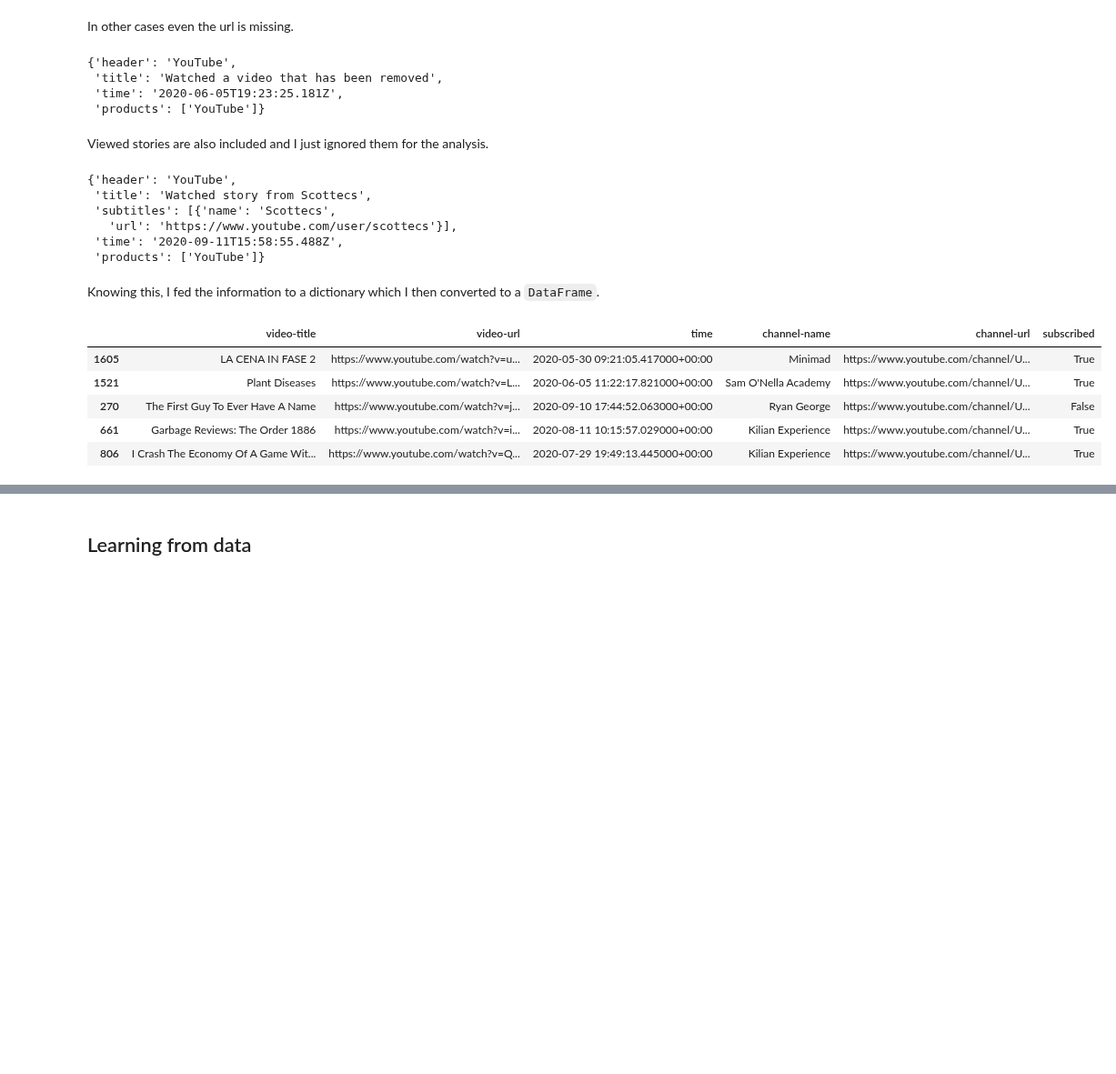
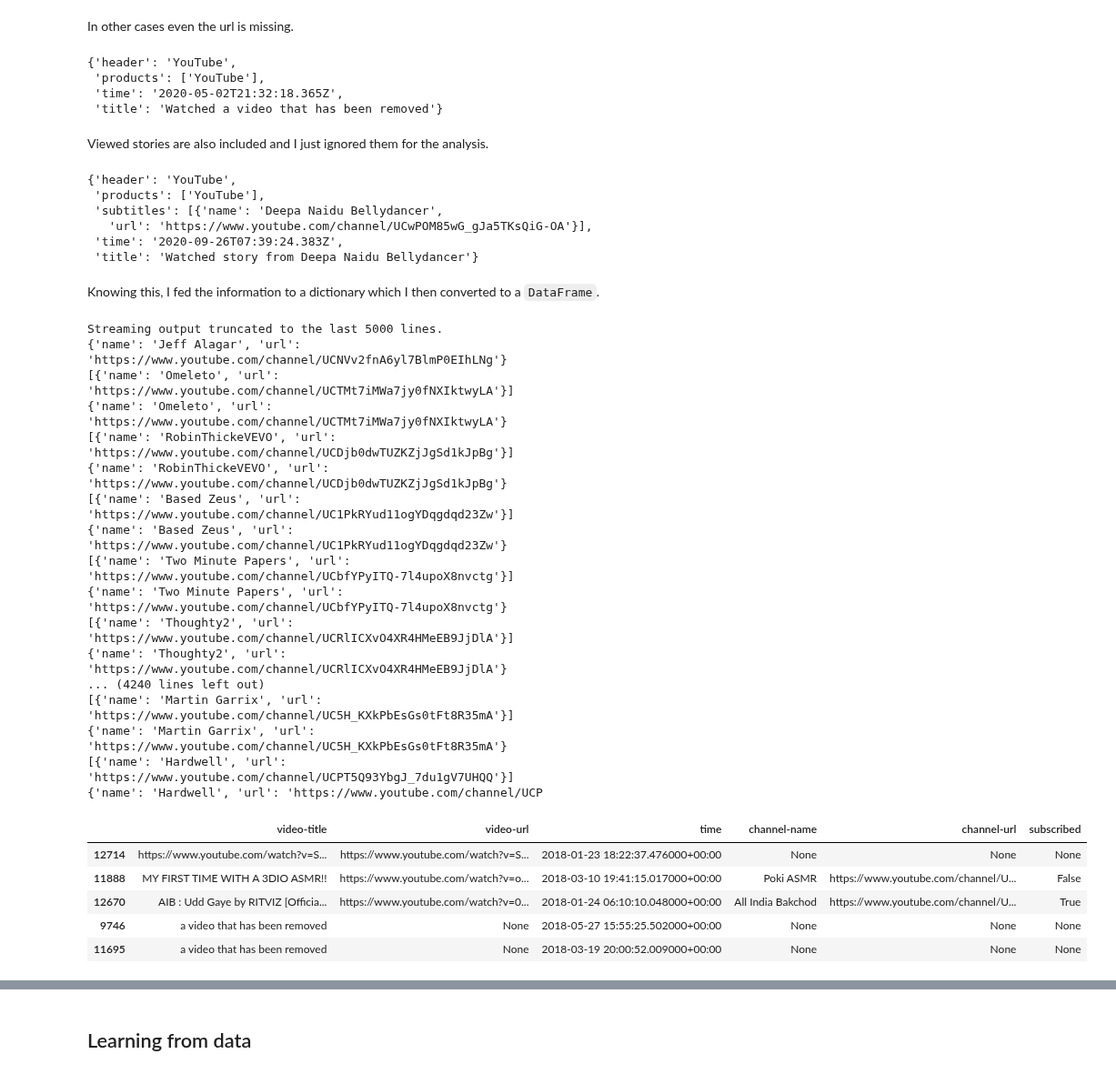
Before and after one commit to ayushxx7/pandas-course-project, a Jupyter notebook: learning_from_my_youtube_watch_history.ipynb, the cells around one changed output, grey strips where cells are left out. Shown at 91% size. Drawn from its saved outputs; the diff is of its cells as text; code cells hidden in the pictures; blank space fills up the shorter version.

```diff
--- a/learning_from_my_youtube_watch_history.ipynb
+++ b/learning_from_my_youtube_watch_history.ipynb
@@ -172,5 +172,5 @@ I also downloaded the watch history as a json file and read it with the `json` m
 # %%
-wh_src = json.load(open("youtube-takeout/watch-history.json", "rt", encoding="utf8"))
+wh_src = json.load(open("/content/takeout_ayush/Takeout/YouTube and YouTube Music/history/watch-history.json", "rt", encoding="utf8"))
 # %% [markdown]
 As for the subscribtions, the watch history is a list of dicitionaries.
 # %%
@@ -237,9 +236,9 @@ for view in wh_src:
 view
 # %% [output]
 {'header': 'YouTube',
- 'title': 'Watched a video that has been removed',
- 'time': '2020-06-05T19:23:25.181Z',
- 'products': ['YouTube']}
+ 'products': ['YouTube'],
+ 'time': '2020-05-02T21:32:18.365Z',
+ 'title': 'Watched a video that has been removed'}
 # %% [markdown]
 Viewed stories are also included and I just ignored them for the analysis.
 # %%
@@ -249,11 +248,11 @@ for view in wh_src:
 view
 # %% [output]
 {'header': 'YouTube',
- 'title': 'Watched story from Scottecs',
- 'subtitles': [{'name': 'Scottecs',
-   'url': 'https://www.youtube.com/user/scottecs'}],
- 'time': '2020-09-11T15:58:55.488Z',
- 'products': ['YouTube']}
+ 'products': ['YouTube'],
+ 'subtitles': [{'name': 'Deepa Naidu Bellydancer',
+   'url': 'https://www.youtube.com/channel/UCwPOM85wG_gJa5TKsQiG-OA'}],
+ 'time': '2020-09-26T07:39:24.383Z',
+ 'title': 'Watched story from Deepa Naidu Bellydancer'}
 # %% [markdown]
 Knowing this, I fed the information to a dictionary which I then converted to a `DataFrame`.
 # %%
@@ -282,40 +281,65 @@ for view in wh_src:
         video_url = None
     else:
         video_url = view["titleUrl"]
     wh_dict["video-url"].append(video_url)
 
     # Read view time
     wh_dict["time"].append(view["time"])
 
     # Read the channel information if available
     if not "subtitles" in view:
         channel_name = None
         channel_url = None
     else:
-        channel_name = view["subtitles"][0]["name"]
-        channel_url = view["subtitles"][0]["url"]
+        print(view['subtitles'])
+        print(view["subtitles"][0])
+        if not "name" in view["subtitles"][0]:
+          channel_name = None
+        else:
+          channel_name = view["subtitles"][0]["name"]
+        if not "url" in view["subtitles"][0]:
+          channel_url = None
+        else:
+          channel_url = view["subtitles"][0]["url"]
 
     wh_dict["channel-name"].append(channel_name)
     wh_dict["channel-url"].append(channel_url)
 
     # Check whether I am subscribed to the channel
     if channel_url is None:
         subscribed = None
     else:
         subscribed = channel_url in list(subs_df["channel-url"])
     wh_dict["subscribed"].append(subscribed)
 
 wh_df = pd.DataFrame(wh_dict)
 wh_df["time"] = pd.to_datetime(wh_df["time"])
 
 wh_df.sample(5)
 # %% [output]
+Streaming output truncated to the last 5000 lines.
+{'name': 'Jeff Alagar', 'url': 'https://www.youtube.com/channel/UCNVv2fnA6yl7BlmP0EIhLNg'}
+[{'name': 'Omeleto', 'url': 'https://www.youtube.com/channel/UCTMt7iMWa7jy0fNXIktwyLA'}]
+{'name': 'Omeleto', 'url': 'https://www.youtube.com/channel/UCTMt7iMWa7jy0fNXIktwyLA'}
+[{'name': 'RobinThickeVEVO', 'url': 'https://www.youtube.com/channel/UCDjb0dwTUZKZjJgSd1kJpBg'}]
+{'name': 'RobinThickeVEVO', 'url': 'https://www.youtube.com/channel/UCDjb0dwTUZKZjJgSd1kJpBg'}
+[{'name': 'Based Zeus', 'url': 'https://www.youtube.com/channel/UC1PkRYud11ogYDqgdqd23Zw'}]
+{'name': 'Based Zeus', 'url': 'https://www.youtube.com/channel/UC1PkRYud11ogYDqgdqd23Zw'}
+[{'name': 'Two Minute Papers', 'url': 'https://www.youtube.com/channel/UCbfYPyITQ-7l4upoX8nvctg'}]
+{'name': 'Two Minute Papers', 'url': 'https://www.youtube.com/channel/UCbfYPyITQ-7l4upoX8nvctg'}
+[{'name': 'Thoughty2', 'url': 'https://www.youtube.com/channel/UCRlICXvO4XR4HMeEB9JjDlA'}]
+{'name': 'Thoughty2', 'url': 'https://www.youtube.com/channel/UCRlICXvO4XR4HMeEB9JjDlA'}
+... (4240 lines left out)
+[{'name': 'Martin Garrix', 'url': 'https://www.youtube.com/channel/UC5H_KXkPbEsGs0tFt8R35mA'}]
+{'name': 'Martin Garrix', 'url': 'https://www.youtube.com/channel/UC5H_KXkPbEsGs0tFt8R35mA'}
+[{'name': 'Hardwell', 'url': 'https://www.youtube.com/channel/UCPT5Q93YbgJ_7du1gV7UHQQ'}]
+{'name': 'Hardwell', 'url': 'https://www.youtube.com/channel/UCP
 |  | video-title | video-url | time | channel-name | channel-url | subscribed |
-| 1605 | LA CENA IN FASE 2 | https://www.youtube.com/watch?v=u... | 2020-05-30 09:21:05.417000+00:00 | Minimad | https://www.youtube.com/channel/U... | True |
-| 1521 | Plant Diseases | https://www.youtube.com/watch?v=L... | 2020-06-05 11:22:17.821000+00:00 | Sam O'Nella Academy | https://www.youtube.com/channel/U... | True |
-| 270 | The First Guy To Ever Have A Name | https://www.youtube.com/watch?v=j... | 2020-09-10 17:44:52.063000+00:00 | Ryan George | https://www.youtube.com/channel/U... | False |
-| 661 | Garbage Reviews: The Order 1886 | https://www.youtube.com/watch?v=i... | 2020-08-11 10:15:57.029000+00:00 | Kilian Experience | https://www.youtube.com/channel/U... | True |
-| 806 | I Crash The Economy Of A Game Wit... | https://www.youtube.com/watch?v=Q... | 2020-07-29 19:49:13.445000+00:00 | Kilian Experience | https://www.youtube.com/channel/U... | True |
+| 12714 | https://www.youtube.com/watch?v=S... | https://www.youtube.com/watch?v=S... | 2018-01-23 18:22:37.476000+00:00 | None | None | None |
+| 11888 | MY FIRST TIME WITH A 3DIO ASMR!! | https://www.youtube.com/watch?v=o... | 2018-03-10 19:41:15.017000+00:00 | Poki ASMR | https://www.youtube.com/channel/U... | False |
+| 12670 | AIB : Udd Gaye by RITVIZ [Officia... | https://www.youtube.com/watch?v=0... | 2018-01-24 06:10:10.048000+00:00 | All India Bakchod | https://www.youtube.com/channel/U... | True |
+| 9746 | a video that has been removed | None | 2018-05-27 15:55:25.502000+00:00 | None | None | None |
+| 11695 | a video that has been removed | None | 2018-03-19 20:00:52.009000+00:00 | None | None | None |
 # %%
 jovian.commit(environment="pip")
 # %% [output]
```
Also changed, not shown: parts of 29 cells of this notebook.
